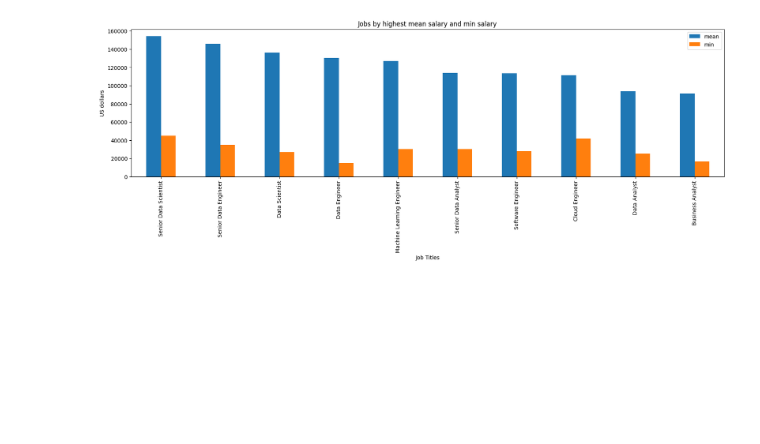
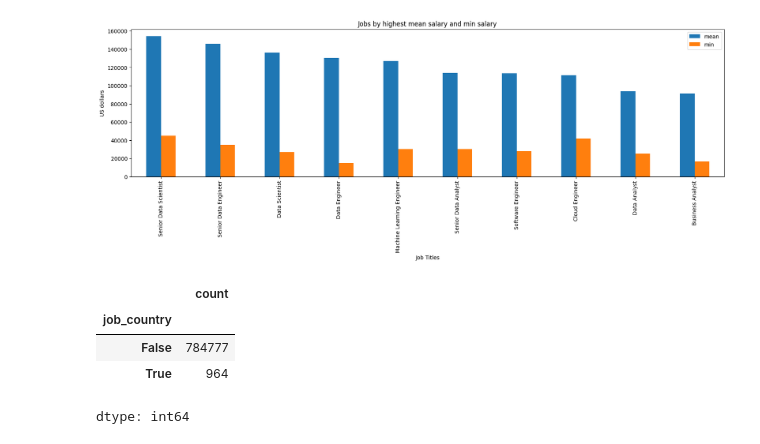
Before and after one commit to Alex-Matulay/Python_for_data_analytics_lukebarousse, a Jupyter notebook: 4_Problems/1_24_Pandas Inspection.ipynb, the cells around one changed output. Drawn from its saved outputs; the diff is of its cells as text; code cells hidden in the pictures; blank space fills up the shorter version.

```diff
--- a/4_Problems/1_24_Pandas Inspection.ipynb
+++ b/4_Problems/1_24_Pandas Inspection.ipynb
@@ -186,3 +192,11 @@ df1.plot(kind='bar', figsize=(20,5), title='Jobs by highest mean salary and min
 # %% [output]
 <Axes: title={'center': 'Jobs by highest mean salary and min salary'}, xlabel='Job Titles', ylabel='US dollars'>
 [figure]
+# %%
+(df.job_country == 'Slovakia').value_counts()
+# %% [output]
+|  | count |
+| job_country |  |
+| False | 784777 |
+| True | 964 |
+dtype: int64
```
Also changed, not shown: parts of 7 cells of this notebook.
